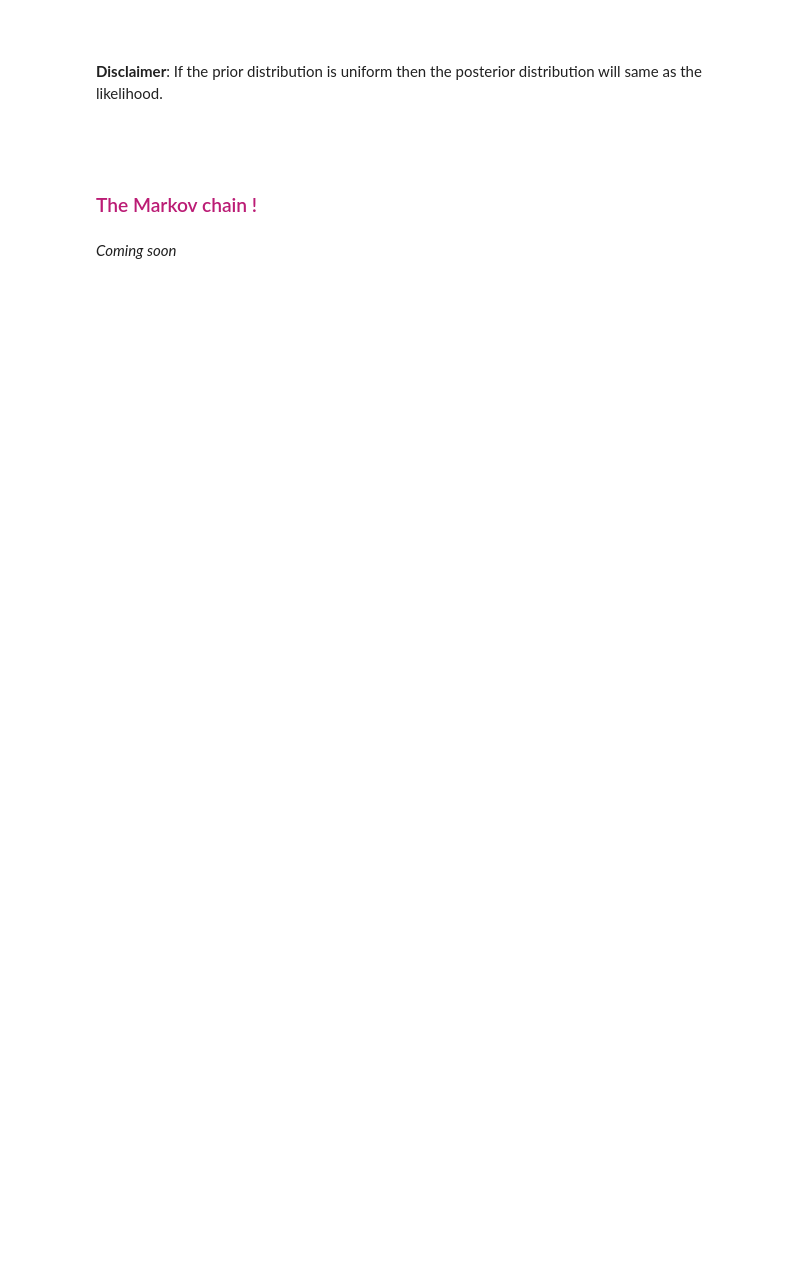
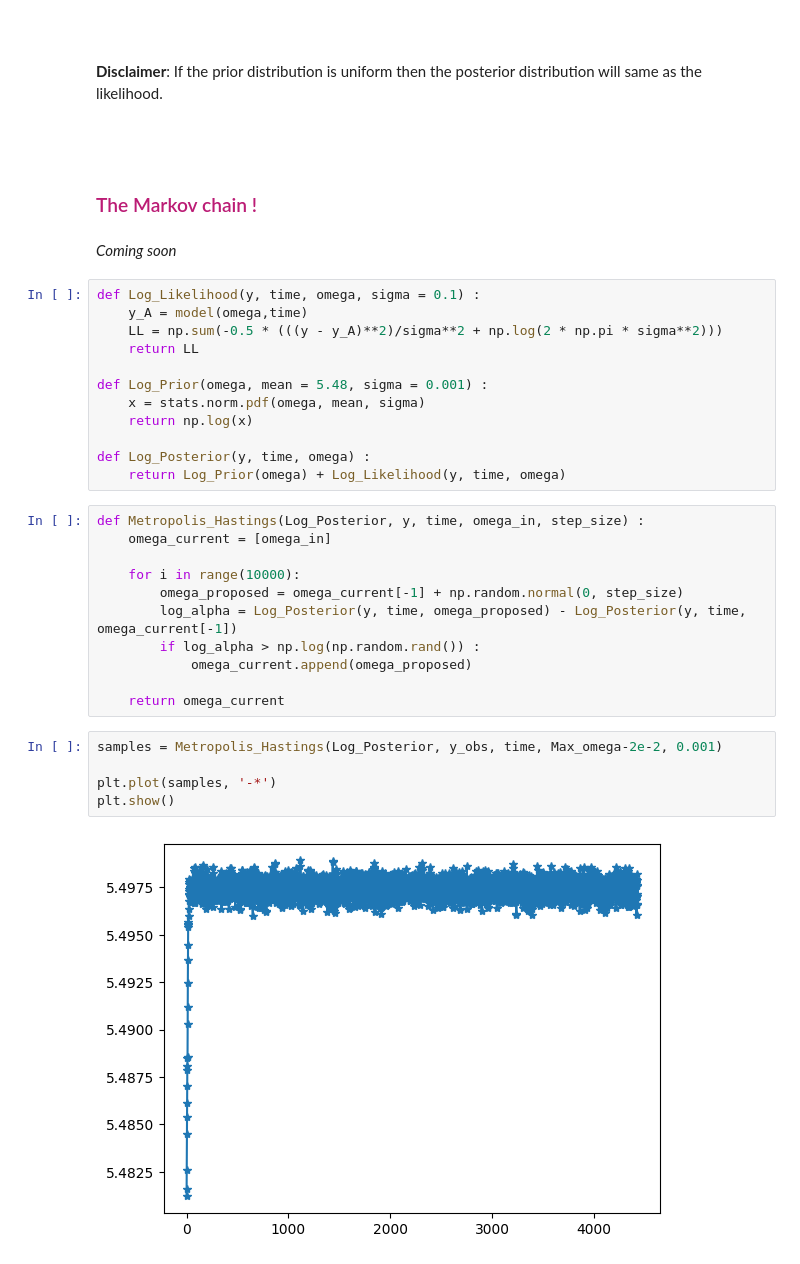
Before and after one commit to RitwikDas007/My-Collections, a Jupyter notebook: Bayes' Theorem.ipynb, the cells around one changed output. Drawn from its saved outputs; the diff is of its cells as text; blank space fills up the shorter version.

```diff
--- a/Bayes' Theorem.ipynb
+++ b/Bayes' Theorem.ipynb
@@ -278,3 +278,33 @@ plt.legend()
 ### <span style="color:#BB1C75">The Markov chain !</span>
 # %% [markdown]
 <i> Coming soon
+# %%
+def Log_Likelihood(y, time, omega, sigma = 0.1) :
+	y_A = model(omega,time)
+	LL = np.sum(-0.5 * (((y - y_A)**2)/sigma**2 + np.log(2 * np.pi * sigma**2)))
+	return LL
+
+def Log_Prior(omega, mean = 5.48, sigma = 0.001) :
+	x = stats.norm.pdf(omega, mean, sigma)
+	return np.log(x)
+
+def Log_Posterior(y, time, omega) :
+    return Log_Prior(omega) + Log_Likelihood(y, time, omega)
+# %%
+def Metropolis_Hastings(Log_Posterior, y, time, omega_in, step_size) :
+	omega_current = [omega_in]
+
+	for i in range(10000):
+		omega_proposed = omega_current[-1] + np.random.normal(0, step_size)
+		log_alpha = Log_Posterior(y, time, omega_proposed) - Log_Posterior(y, time, omega_current[-1])
+		if log_alpha > np.log(np.random.rand()) :
+			omega_current.append(omega_proposed)
+
+	return omega_current
+# %%
+samples = Metropolis_Hastings(Log_Posterior, y_obs, time, Max_omega-2e-2, 0.001)
+
+plt.plot(samples, '-*')
+plt.show()
+# %% [output]
+[figure, added]
```
Also changed, not shown: parts of 5 cells of this notebook.
